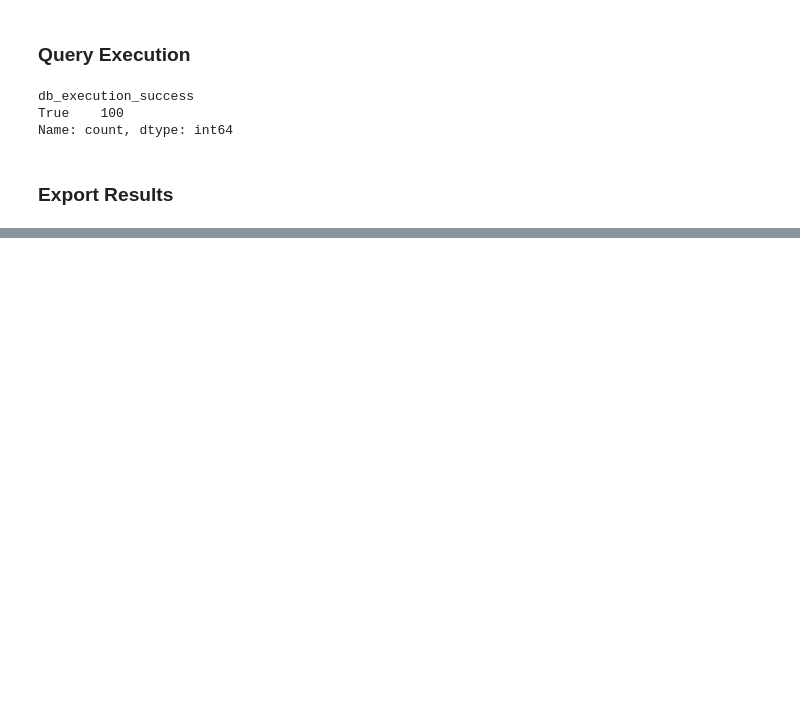
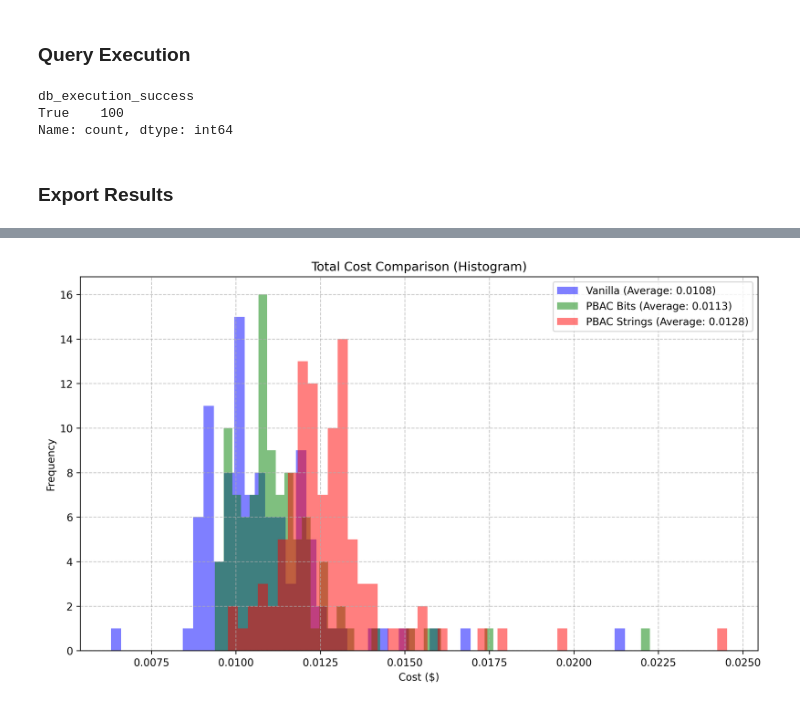
Before and after one commit to bodejan/ChatPBAC, a Jupyter notebook: evaluation.ipynb, the cells around one changed output, grey strips where cells are left out. Drawn from its saved outputs; the diff is of its cells as text; code cells hidden in the pictures; blank space fills up the shorter version.

```diff
--- a/evaluation.ipynb
+++ b/evaluation.ipynb
@@ -928,0 +1005,42 @@ df.to_json('evaluation_results.jsonl', orient='records', lines=True)
+# %%
+import matplotlib.pyplot as plt
+
+# Create a list of datasets for the histograms
+data = [
+    df['total_cost'],
+    df['total_cost_pbac_bits'],
+    df['total_cost_pbac']
+]
+
+# Labels for the histograms
+labels = ['Vanilla', 'PBAC Bits', 'PBAC Strings']
+
+# Calculate the averages for each dataset
+averages = [data[0].mean(), data[1].mean(), data[2].mean()]
+
+# Create the figure and axis
+plt.figure(figsize=(10, 6), dpi=300)
+
+# Create the histograms with overlying bars
+plt.hist(data[0], bins=50, alpha=0.5, label=f'{labels[0]} (Average: {averages[0]:.4f})', color='blue')
+plt.hist(data[1], bins=50, alpha=0.5, label=f'{labels[1]} (Average: {averages[1]:.4f})', color='green')
+plt.hist(data[2], bins=50, alpha=0.5, label=f'{labels[2]} (Average: {averages[2]:.4f})', color='red')
+
+# Add labels and title
+plt.title('Total Cost Comparison (Histogram)')
+plt.xlabel('Cost ($)')
+plt.ylabel('Frequency')
+
+# Show the legend
+plt.legend()
+
+# Show gridlines for better readability
+plt.grid(True, linestyle='--', alpha=0.7)
+
+# Adjust layout for better visualization
+plt.tight_layout()
+
+# Show the plot
+plt.show()
+# %% [output]
+[figure, added]
```
Also changed, not shown: parts of 5 cells of this notebook.
